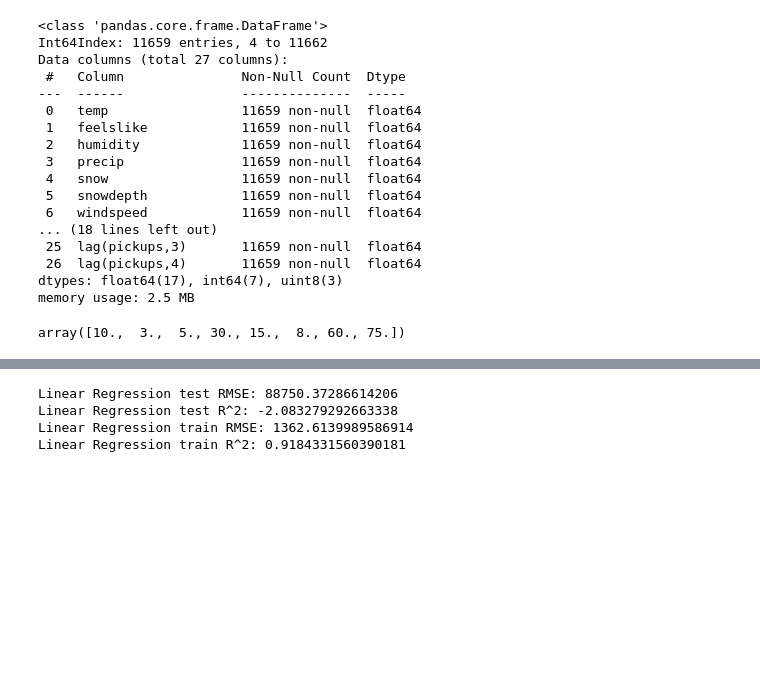
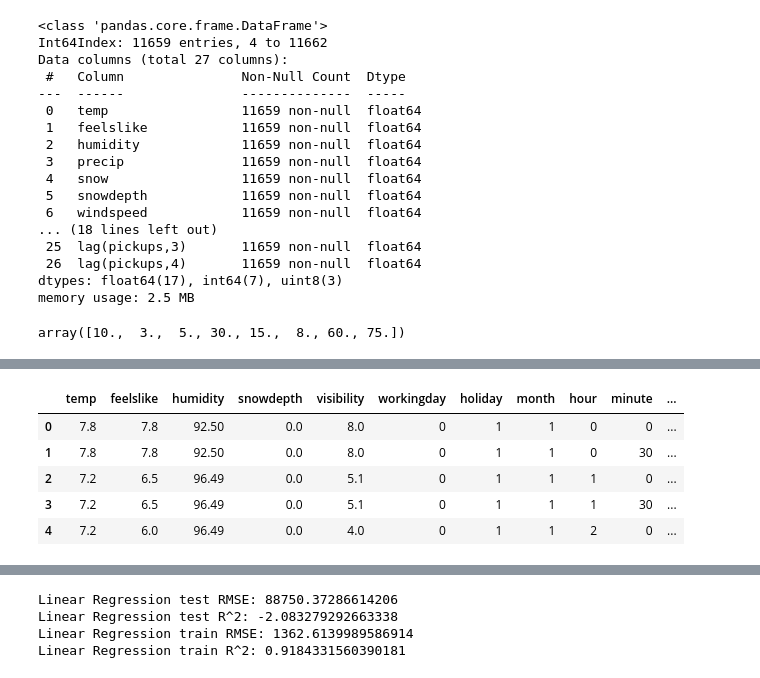
Before and after one commit to gpanagioto/bikesharingdemand_IBA22, a Jupyter notebook: PreperationAndPrediction.ipynb, the cells around one changed output, grey strips where cells are left out. Cells and saved outputs as stored; diff of their text form; code cells hidden in the pictures; blank space fills up the shorter version.

```diff
--- a/PreperationAndPrediction.ipynb
+++ b/PreperationAndPrediction.ipynb
@@ -625,0 +588,12 @@ print("Test data shape", test_set_sequence.shape, "Test data output shape", test
+# %%
+X = picksup.drop(['pickups','usertype_Subscriber','usertype_Customer','enc_preciptype','enc_conditions','precip','snow', 'windspeed', 'uvindex', 'severerisk'], axis=1)
+y = picksup[['month','hour','pickups']]
+# %%
+X.head()
+# %% [output]
+|  | temp | feelslike | humidity | snowdepth | visibility | workingday | holiday | month | hour | minute | ... |
+| 0 | 7.8 | 7.8 | 92.50 | 0.0 | 8.0 | 0 | 1 | 1 | 0 | 0 | ... |
+| 1 | 7.8 | 7.8 | 92.50 | 0.0 | 8.0 | 0 | 1 | 1 | 0 | 30 | ... |
+| 2 | 7.2 | 6.5 | 96.49 | 0.0 | 5.1 | 0 | 1 | 1 | 1 | 0 | ... |
+| 3 | 7.2 | 6.5 | 96.49 | 0.0 | 5.1 | 0 | 1 | 1 | 1 | 30 | ... |
+| 4 | 7.2 | 6.0 | 96.49 | 0.0 | 4.0 | 0 | 1 | 1 | 2 | 0 | ... |
```
Also changed, not shown: parts of 17 cells of this notebook.
